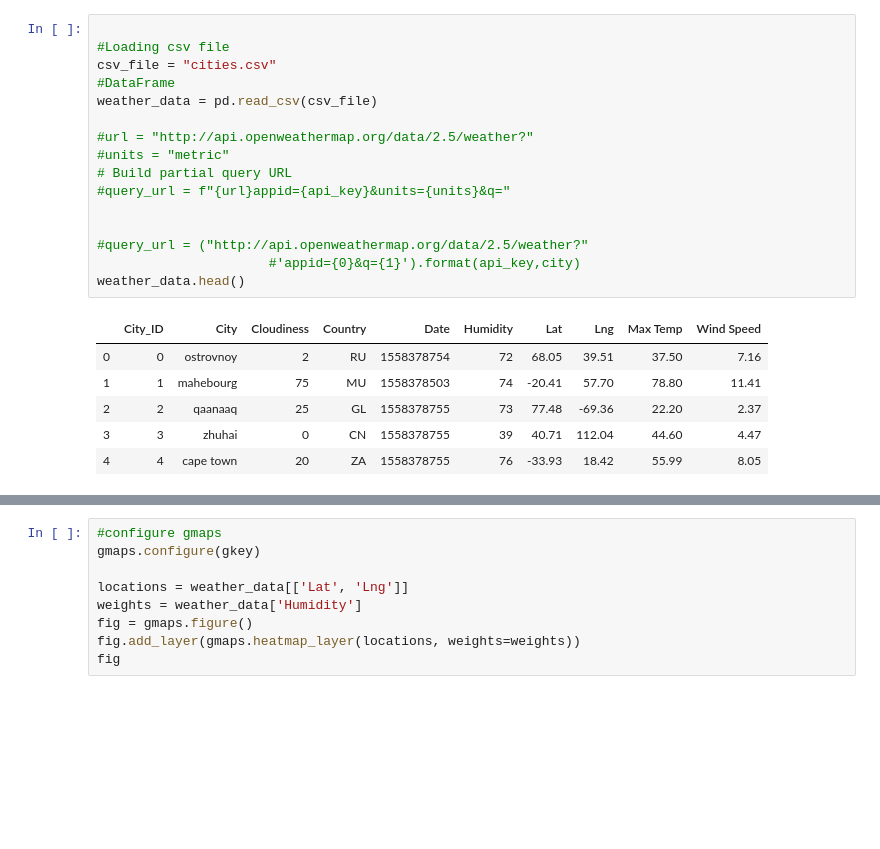
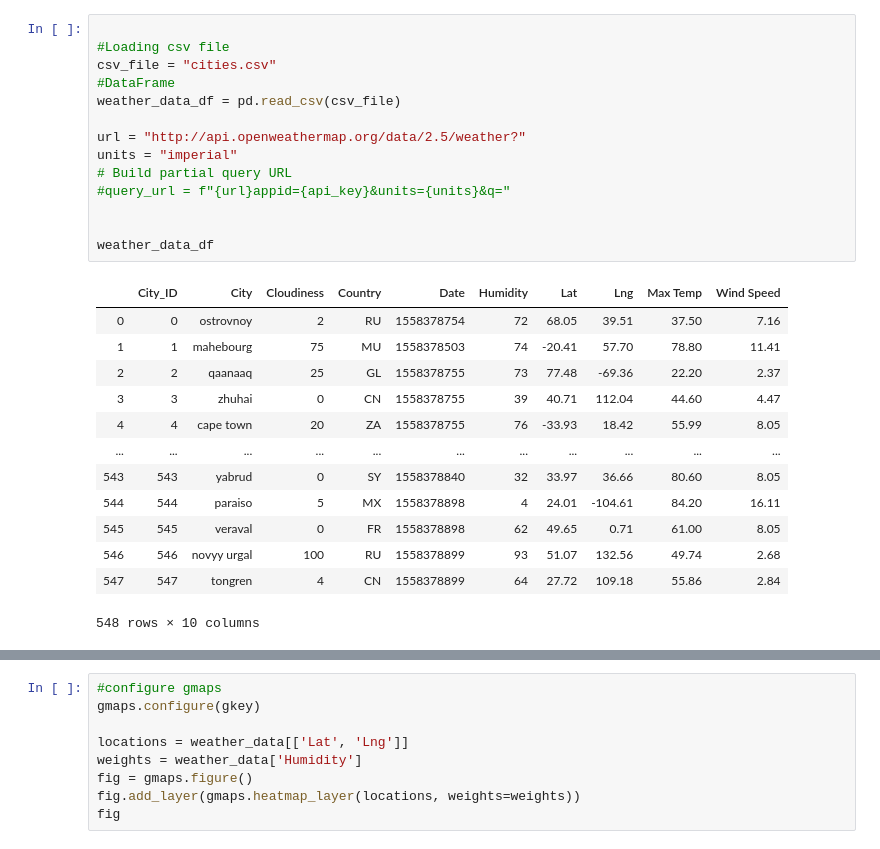
Before and after one commit to garrettsanders/python_api_challenge, a Jupyter notebook: WeatherPy.ipynb, the cells around one changed output, grey strips where cells are left out. Saved outputs shown, nothing was run; the diff lists cells and outputs as text; blank space fills up the shorter version.

```diff
--- a/WeatherPy.ipynb
+++ b/WeatherPy.ipynb
@@ -17,23 +15,28 @@ SyntaxError: invalid syntax (<ipython-input-11-9cc9249f0ab4>, line 12)
 # %%
 
 #Loading csv file
 csv_file = "cities.csv"
 #DataFrame
-weather_data = pd.read_csv(csv_file)
+weather_data_df = pd.read_csv(csv_file)
 
-#url = "http://api.openweathermap.org/data/2.5/weather?"
-#units = "metric"
+url = "http://api.openweathermap.org/data/2.5/weather?"
+units = "imperial"
 # Build partial query URL
 #query_url = f"{url}appid={api_key}&units={units}&q="
 
 
-#query_url = ("http://api.openweathermap.org/data/2.5/weather?"
-                      #'appid={0}&q={1}').format(api_key,city)
-weather_data.head()
+weather_data_df
 # %% [output]
 |  | City_ID | City | Cloudiness | Country | Date | Humidity | Lat | Lng | Max Temp | Wind Speed |
 | 0 | 0 | ostrovnoy | 2 | RU | 1558378754 | 72 | 68.05 | 39.51 | 37.50 | 7.16 |
 | 1 | 1 | mahebourg | 75 | MU | 1558378503 | 74 | -20.41 | 57.70 | 78.80 | 11.41 |
 | 2 | 2 | qaanaaq | 25 | GL | 1558378755 | 73 | 77.48 | -69.36 | 22.20 | 2.37 |
 | 3 | 3 | zhuhai | 0 | CN | 1558378755 | 39 | 40.71 | 112.04 | 44.60 | 4.47 |
 | 4 | 4 | cape town | 20 | ZA | 1558378755 | 76 | -33.93 | 18.42 | 55.99 | 8.05 |
+| ... | ... | ... | ... | ... | ... | ... | ... | ... | ... | ... |
+| 543 | 543 | yabrud | 0 | SY | 1558378840 | 32 | 33.97 | 36.66 | 80.60 | 8.05 |
+| 544 | 544 | paraiso | 5 | MX | 1558378898 | 4 | 24.01 | -104.61 | 84.20 | 16.11 |
+| 545 | 545 | veraval | 0 | FR | 1558378898 | 62 | 49.65 | 0.71 | 61.00 | 8.05 |
+| 546 | 546 | novyy urgal | 100 | RU | 1558378899 | 93 | 51.07 | 132.56 | 49.74 | 2.68 |
+| 547 | 547 | tongren | 4 | CN | 1558378899 | 64 | 27.72 | 109.18 | 55.86 | 2.84 |
+548 rows × 10 columns
```
Also changed, not shown: parts of 19 cells of this notebook.
